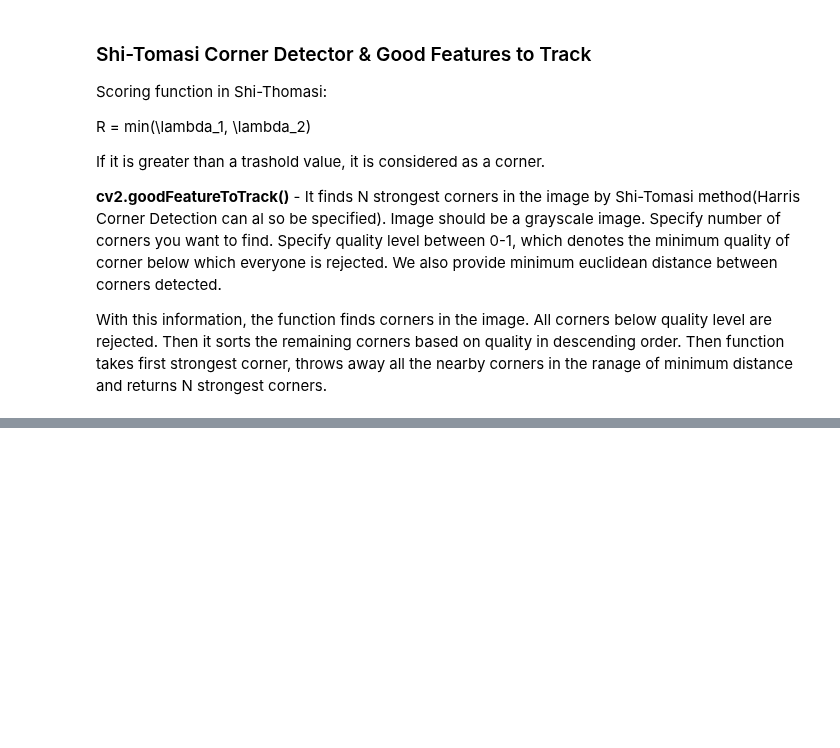
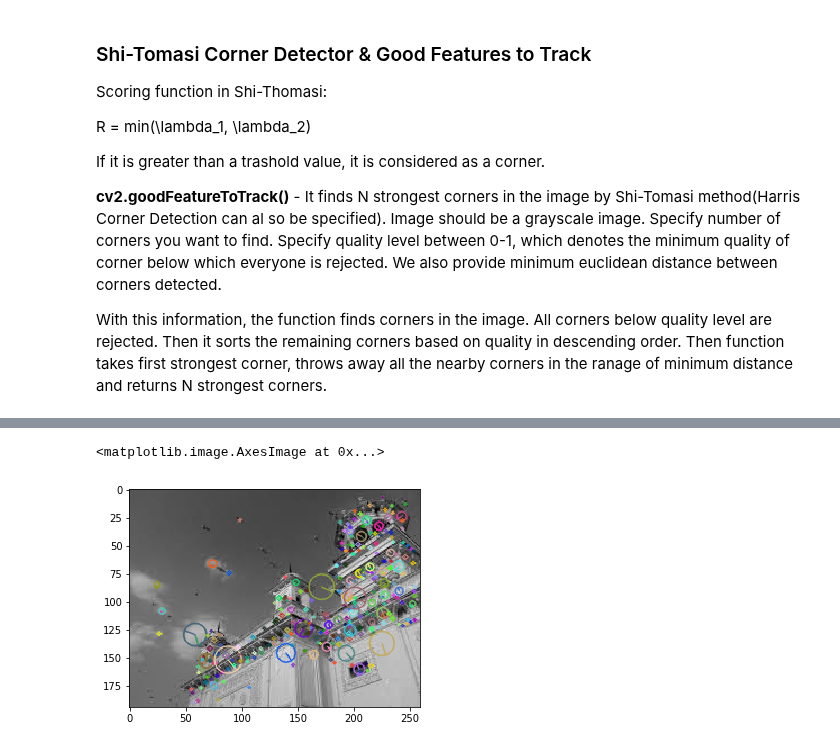
Before and after one commit to IamMohitM/OpenCV-Learning, a Jupyter notebook: Feature Detection and Description.ipynb, the cells around one changed output, grey strips where cells are left out. Cells and saved outputs as stored; diff of their text form; code cells hidden in the pictures; blank space fills up the shorter version.

```diff
--- a/Feature Detection and Description.ipynb
+++ b/Feature Detection and Description.ipynb
@@ -114,0 +193,12 @@ corners = cv2.goodFeaturesToTrack(gray, 25, )
+# %%
+img = cv2.imread('images/home.jpg')
+gray= cv2.cvtColor(img,cv2.COLOR_BGR2GRAY)
+
+sift = cv2.xfeatures2d.SIFT_create()
+kp = sift.detect(gray,None)
+
+img = cv2.drawKeypoints(gray, kp, None, flags=cv2.DRAW_MATCHES_FLAGS_DRAW_RICH_KEYPOINTS)
+plt.imshow(img)
+# %% [output]
+<matplotlib.image.AxesImage at 0x...>
+[figure, added]
```
Also changed, not shown: parts of 11 cells of this notebook, 3 other files.
